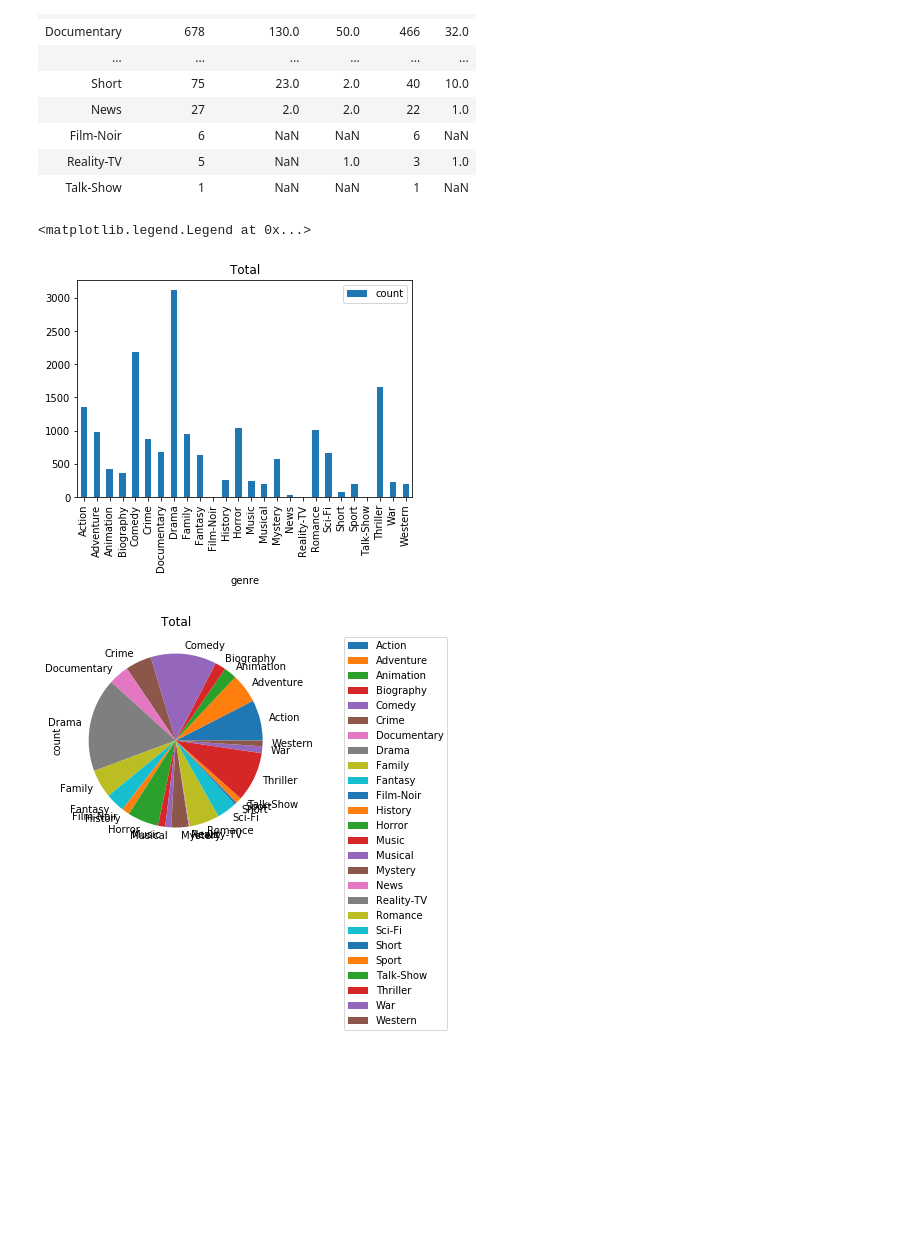
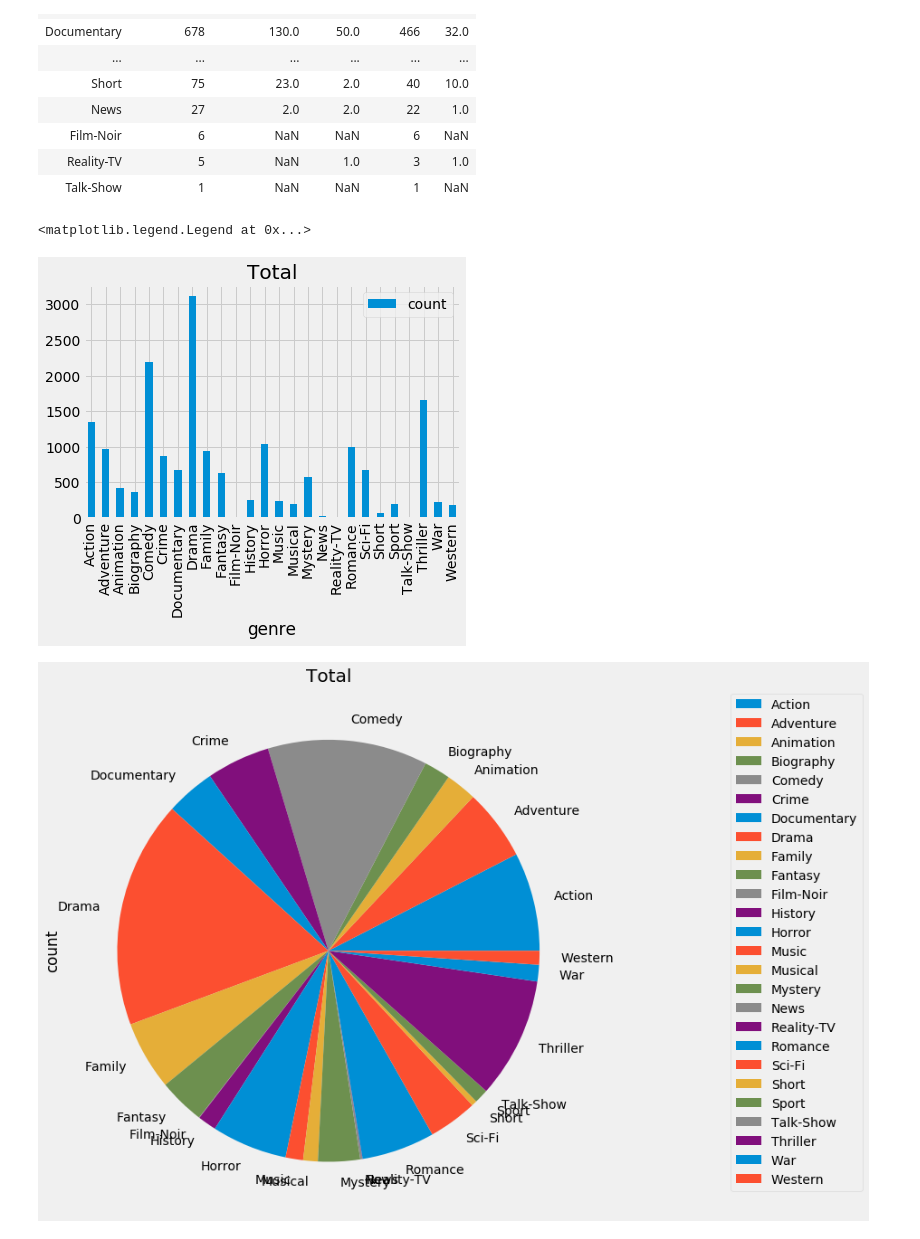
Before and after one commit to RoLDT/project-one-nesfils, a Jupyter notebook: Edwin.ipynb, the cells around one changed output. Saved outputs shown, nothing was run; the diff lists cells and outputs as text; code cells hidden in the pictures; blank space fills up the shorter version.

```diff
--- a/Edwin.ipynb
+++ b/Edwin.ipynb
@@ -270,13 +270,14 @@ df_merge4.sort_values(by="count_Total",ascending=False)
 | Talk-Show | 1 | NaN | NaN | 1 | NaN |
 # %%
 TotalPlot = genre_count_Total.plot.bar(rot=90)
+plt.style.use("fivethirtyeight")
 plt.title("Total")
 TotalPlot = genre_count_Total.plot.pie(subplots=True,figsize=(10,10))
 plt.title("Total")
 plt.legend(bbox_to_anchor=(1.25,1),loc="upper left")
 # %% [output]
 <matplotlib.legend.Legend at 0x...>
-[figure, old version]
+[figure, new version]
-[figure, old version]
+[figure, new version]
 # %%
 netflixPlot = genre_count_Netflix.plot.bar(rot=90)
```
Also changed, not shown: parts of 4 cells of this notebook.
